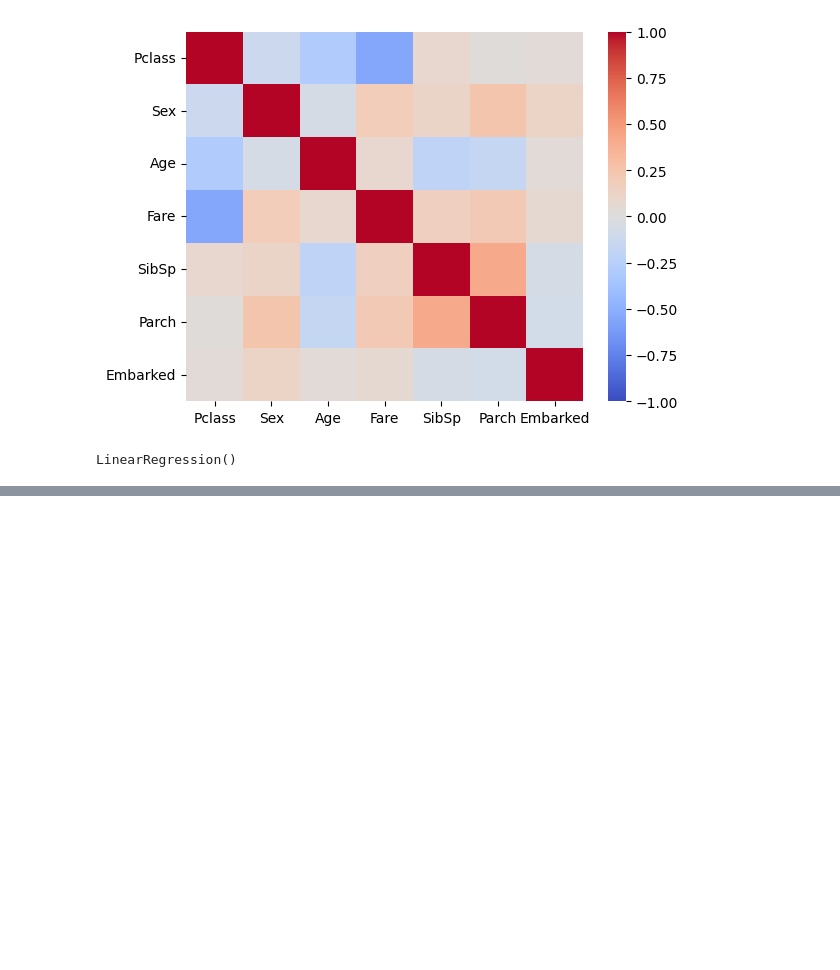
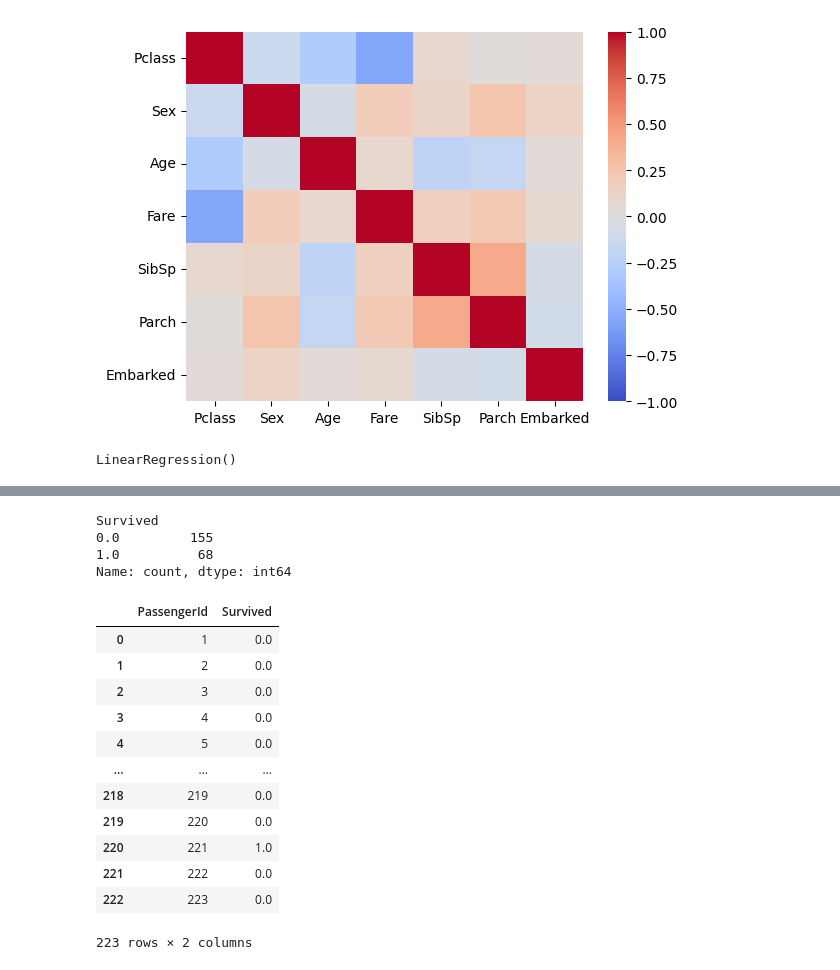
Before and after one commit to NidalMartinsAli/Kaggle_Competitions, a Jupyter notebook: Titanic/reader.ipynb, the cells around one changed output, grey strips where cells are left out. Drawn from its saved outputs; the diff is of its cells as text; code cells hidden in the pictures; blank space fills up the shorter version.

Commit message:
prediction #v1 done

```diff
--- a/Titanic/reader.ipynb
+++ b/Titanic/reader.ipynb
@@ -246,7 +146,7 @@ Index(['PassengerId', 'Survived', 'Pclass', 'Name', 'Sex', 'Age', 'SibSp',
       dtype='object')
 # %%
-y = train_csv[["Survived"]]
-x = x_train[["Pclass","Sex","Age","Fare","SibSp","Parch","Embarked"]]
+y = x_train_load[["Survived"]]
+x = x_train_load[["Pclass","Sex","Age","Fare","SibSp","Parch","Embarked"]]
 # %%
 sns.heatmap(x.corr(), annot=False, vmin=-1, vmax=1, cmap='coolwarm')
 plt.show()
@@ -261,0 +167,4 @@ LinearRegression()
+# %%
+
+y_pred = regression.predict(X_test)
+y_pred
@@ -261,0 +189,3 @@ LinearRegression()
+# %%
+survived_pred = pd.DataFrame(y_pred, columns=["Survived"])
+survived_pred
@@ -261,0 +206,4 @@ LinearRegression()
+# %%
+survived_pred = survived_pred.round()
+survived_pred = survived_pred.abs()
+survived_pred
@@ -261,0 +224,25 @@ LinearRegression()
+# %%
+survived_pred.value_counts()
+# %% [output]
+Survived
+0.0         155
+1.0          68
+Name: count, dtype: int64
+# %%
+survived_pred["PassengerId"] = survived_pred.index + 1
+survived_pred = survived_pred[["PassengerId", "Survived"]]
+survived_pred
+# %% [output]
+|  | PassengerId | Survived |
+| 0 | 1 | 0.0 |
+| 1 | 2 | 0.0 |
+| 2 | 3 | 0.0 |
+| 3 | 4 | 0.0 |
+| 4 | 5 | 0.0 |
+| ... | ... | ... |
+| 218 | 219 | 0.0 |
+| 219 | 220 | 0.0 |
+| 220 | 221 | 1.0 |
+| 221 | 222 | 0.0 |
+| 222 | 223 | 0.0 |
+223 rows × 2 columns
```
Also changed, not shown: parts of 17 cells of this notebook.
